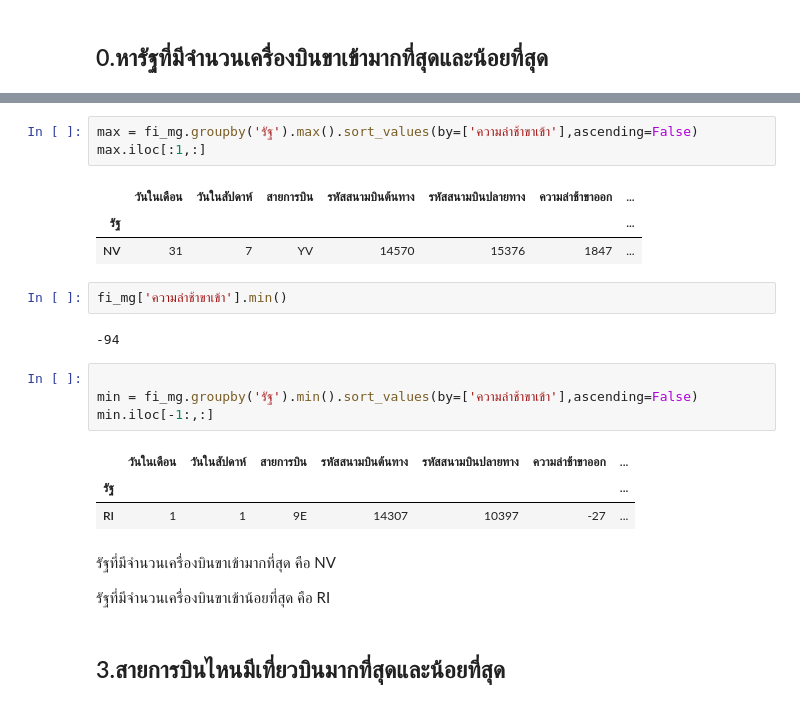
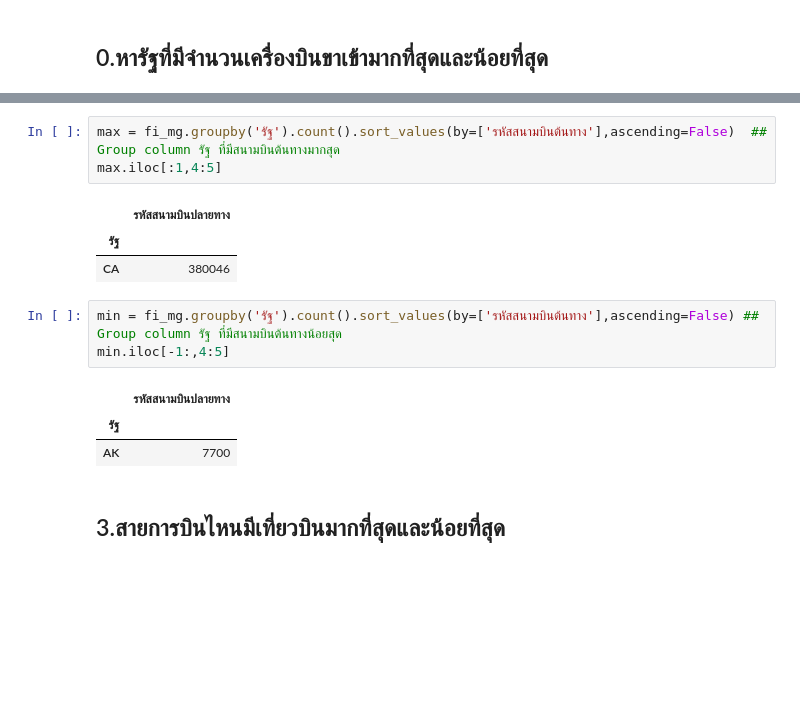
Before and after one commit to moneypitak/DWDM21, a Jupyter notebook: MiniExam.ipynb, the cells around one changed output, grey strips where cells are left out. Cells and saved outputs as stored; diff of their text form; blank space fills up the shorter version.

```diff
--- a/MiniExam.ipynb
+++ b/MiniExam.ipynb
@@ -114,26 +131,17 @@ fi_mg['ความล่าช้าขาเข้า'].max()
 # %%
-max = fi_mg.groupby('รัฐ').max().sort_values(by=['ความล่าช้าขาเข้า'],ascending=False)
-max.iloc[:1,:]
+max = fi_mg.groupby('รัฐ').count().sort_values(by=['รหัสสนามบินต้นทาง'],ascending=False)  ## Group column รัฐ ที่มีสนามบินต้นทางมากสุด
+max.iloc[:1,4:5]
 # %% [output]
-|  | วันในเดือน | วันในสัปดาห์ | สายการบิน | รหัสสนามบินต้นทาง | รหัสสนามบินปลายทาง | ความล่าช้าขาออก | ... |
-| รัฐ |  |  |  |  |  |  | ... |
-| NV | 31 | 7 | YV | 14570 | 15376 | 1847 | ... |
+|  | รหัสสนามบินปลายทาง |
+| รัฐ |  |
+| CA | 380046 |
-# %%
-fi_mg['ความล่าช้าขาเข้า'].min()
-# %% [output]
--94
 # %%
-
-min = fi_mg.groupby('รัฐ').min().sort_values(by=['ความล่าช้าขาเข้า'],ascending=False)
-min.iloc[-1:,:]
+min = fi_mg.groupby('รัฐ').count().sort_values(by=['รหัสสนามบินต้นทาง'],ascending=False) ## Group column รัฐ ที่มีสนามบินต้นทางน้อยสุด
+min.iloc[-1:,4:5]
 # %% [output]
-|  | วันในเดือน | วันในสัปดาห์ | สายการบิน | รหัสสนามบินต้นทาง | รหัสสนามบินปลายทาง | ความล่าช้าขาออก | ... |
-| รัฐ |  |  |  |  |  |  | ... |
-| RI | 1 | 1 | 9E | 14307 | 10397 | -27 | ... |
+|  | รหัสสนามบินปลายทาง |
+| รัฐ |  |
+| AK | 7700 |
-# %% [markdown]
-รัฐที่มีจำนวนเครื่องบินขาเข้ามากที่สุด คือ NV
-
-รัฐที่มีจำนวนเครื่องบินขาเข้าน้อยที่สุด คือ RI
 # %% [markdown]
 ## 3.สายการบินไหนมีเที่ยวบินมากที่สุดและน้อยที่สุด
 # %%
```
Also changed, not shown: parts of 2 cells of this notebook.
